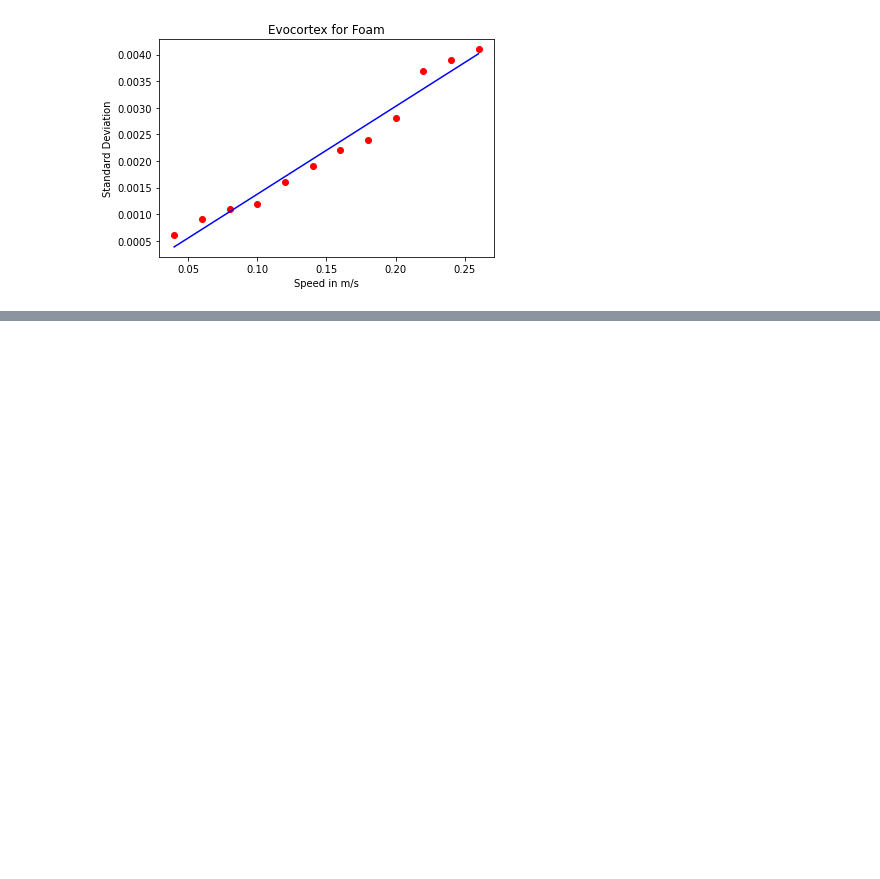
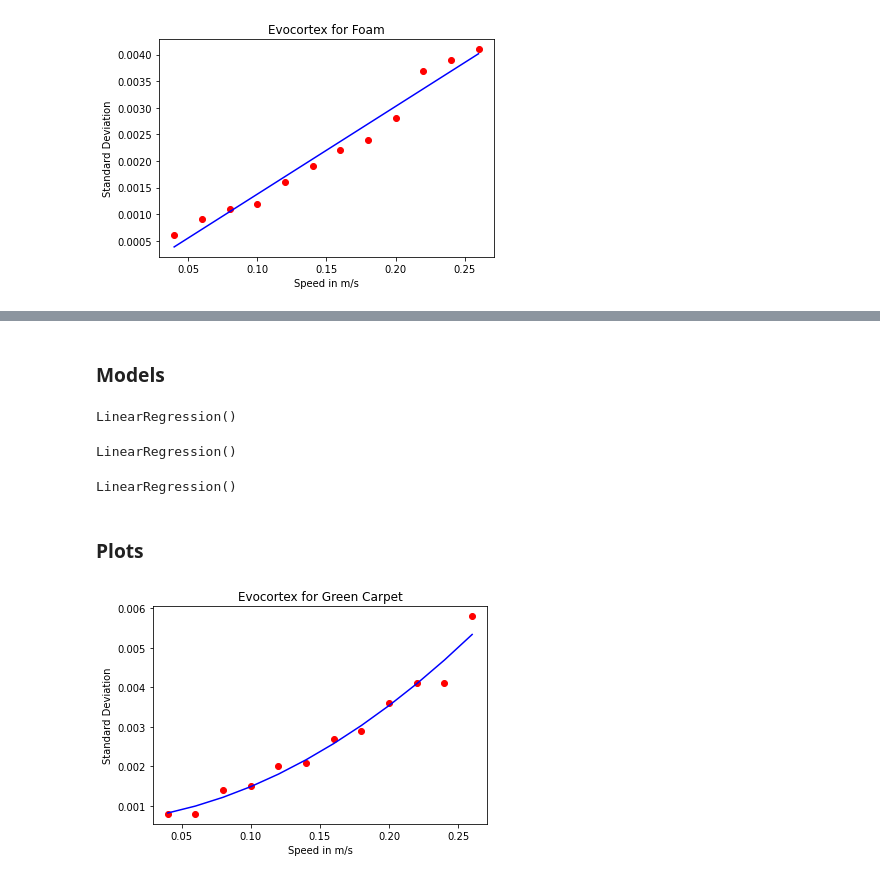
Before and after one commit to sohanjs111/robots-speed-model, a Jupyter notebook: Regression_model.ipynb, the cells around one changed output, grey strips where cells are left out. Cells and saved outputs as stored; diff of their text form; code cells hidden in the pictures; blank space fills up the shorter version.

```diff
--- a/Regression_model.ipynb
+++ b/Regression_model.ipynb
@@ -199,0 +203,34 @@ plt.show()
+# %% [markdown]
+### Models
+# %%
+evo_preg1 = PolynomialFeatures(degree = 2)
+evo_pr1 = evo_preg1.fit_transform(evo_x)
+evo_sreg1 = LinearRegression()
+evo_sreg1.fit(evo_pr1, evo_y1)
+# %% [output]
+LinearRegression()
+# %%
+evo_preg2 = PolynomialFeatures(degree = 2)
+evo_pr2 = evo_preg2.fit_transform(evo_x)
+evo_sreg2 = LinearRegression()
+evo_sreg2.fit(evo_pr2, evo_y2)
+# %% [output]
+LinearRegression()
+# %%
+evo_preg3 = PolynomialFeatures(degree = 2)
+evo_pr3 = evo_preg3.fit_transform(evo_x)
+evo_sreg3 = LinearRegression()
+evo_sreg3.fit(evo_pr3, evo_y3)
+# %% [output]
+LinearRegression()
+# %% [markdown]
+### Plots
+# %%
+plt.scatter(evo_x, evo_y1, color = 'red')
+plt.plot(evo_x, evo_sreg1.predict(evo_preg1.fit_transform(evo_x)), color = 'blue')
+plt.title('Evocortex for Green Carpet')
+plt.xlabel('Speed in m/s')
+plt.ylabel('Standard Deviation')
+plt.show()
+# %% [output]
+[figure, added]
```
Also changed, not shown: parts of 11 cells of this notebook.
